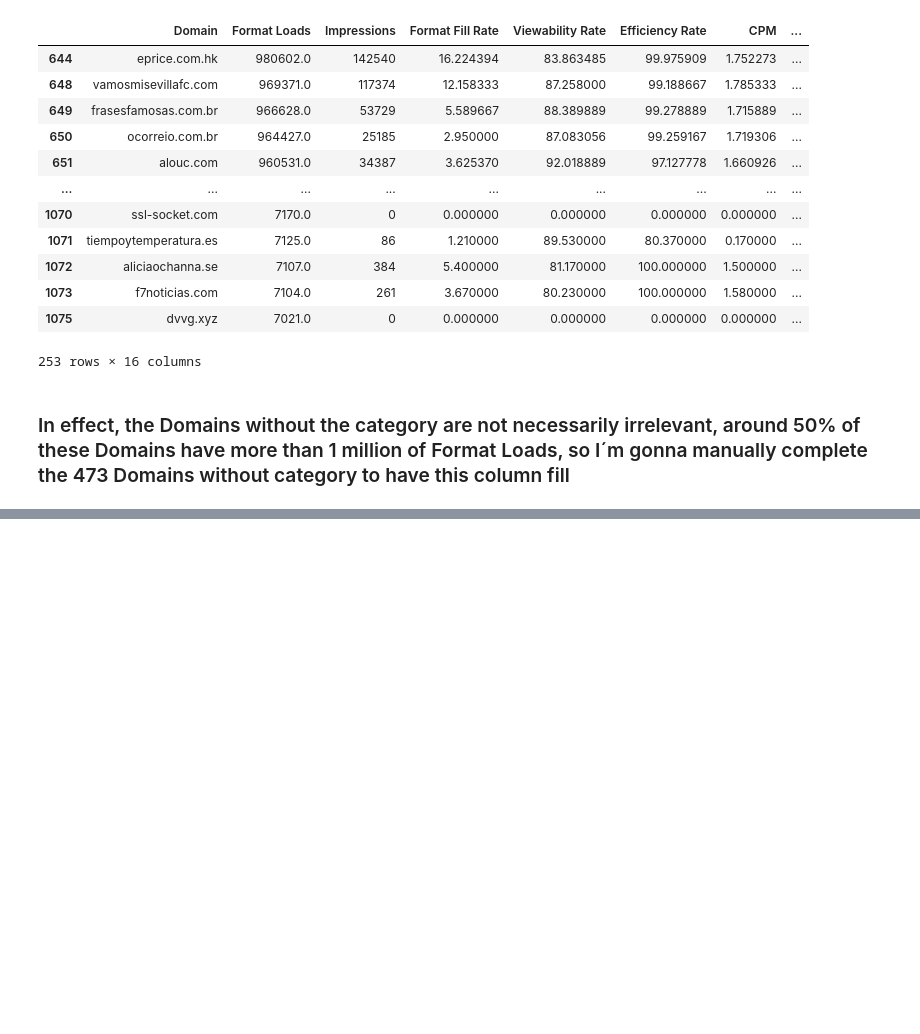
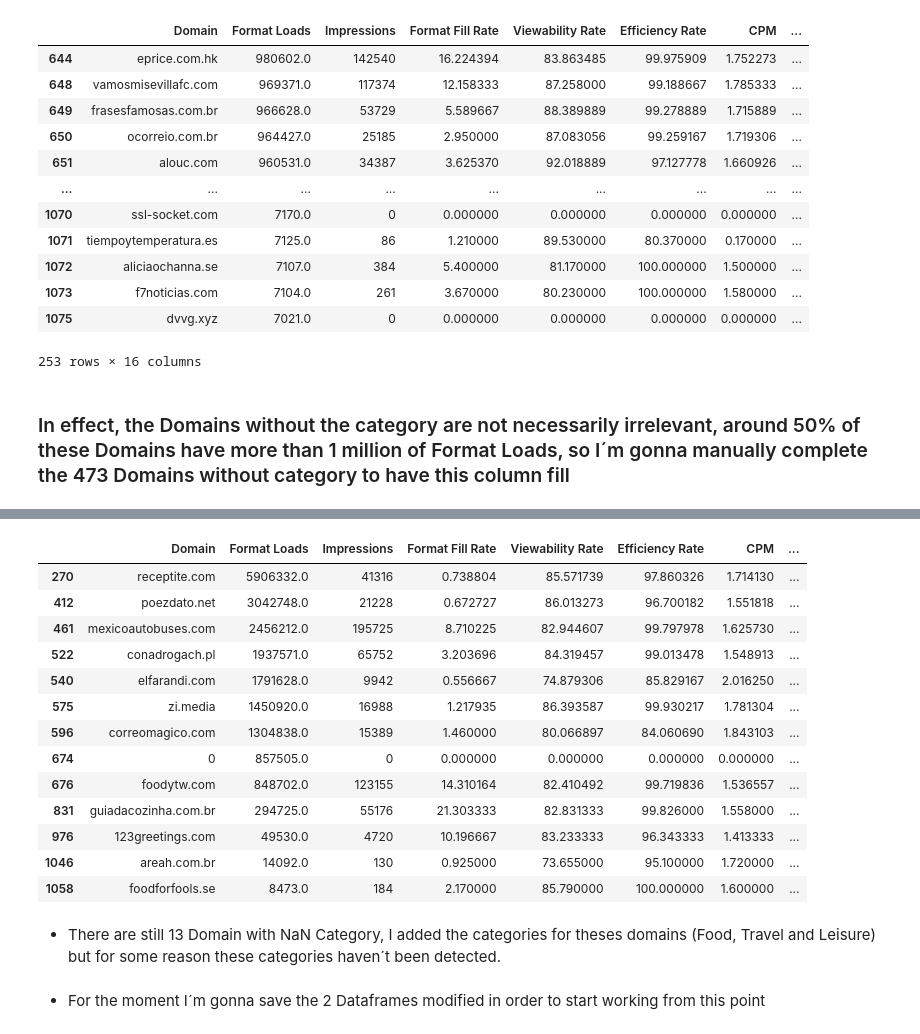
Before and after one commit to rfisla/FINAL-PROJECT-OF-KSCHOOL-MASTER, a Jupyter notebook: Initial Data Interpretation.ipynb, the cells around one changed output, grey strips where cells are left out. Drawn from its saved outputs; the diff is of its cells as text; code cells hidden in the pictures; blank space fills up the shorter version.

```diff
--- a/Initial Data Interpretation.ipynb
+++ b/Initial Data Interpretation.ipynb
@@ -425,2 +446,5 @@ groupby_domains_NANs[groupby_domains_NANs['Format Loads']<1000000]
 # %% [markdown]
 ### In effect, the Domains without the category are not necessarily irrelevant, around 50% of these Domains have more than 1 million of Format Loads, so I´m gonna manually complete the 473 Domains without category to have this column fill
+# %%
+groupby_domains_NANs_corrected = pd.read_csv('groupby_domains_NANs_corrected.csv')
+groupby_domains_NANs_corrected.head()
@@ -426,0 +458,4 @@ groupby_domains_NANs[groupby_domains_NANs['Format Loads']<1000000]
+# %%
+groupby_domains_NANs_corrected = groupby_domains_NANs_corrected.merge(categories_importance, on='Category')
+groupby_domains_NANs_corrected = groupby_domains_NANs_corrected[['Domain','Category','Category importance']]
+groupby_domains_NANs_corrected.head(5)
@@ -426,0 +471,3 @@ groupby_domains_NANs[groupby_domains_NANs['Format Loads']<1000000]
+# %%
+categories_by_importance_complete = domains_categories_importance.merge(groupby_domains_NANs_corrected, how = 'outer')
+categories_by_importance_complete.shape
@@ -426,0 +507,4 @@ groupby_domains_NANs[groupby_domains_NANs['Format Loads']<1000000]
+# %%
+groupby_domains = groupby_domains.merge(categories_by_importance_complete, on='Domain', how ='left')
+display(groupby_domains.head(5))
+groupby_domains.isnull().sum()
@@ -426,0 +535,21 @@ groupby_domains_NANs[groupby_domains_NANs['Format Loads']<1000000]
+# %%
+groupby_domains[groupby_domains['Category'].isnull()]
+# %% [output]
+|  | Domain | Format Loads | Impressions | Format Fill Rate | Viewability Rate | Efficiency Rate | CPM | ... |
+| 270 | receptite.com | 5906332.0 | 41316 | 0.738804 | 85.571739 | 97.860326 | 1.714130 | ... |
+| 412 | poezdato.net | 3042748.0 | 21228 | 0.672727 | 86.013273 | 96.700182 | 1.551818 | ... |
+| 461 | mexicoautobuses.com | 2456212.0 | 195725 | 8.710225 | 82.944607 | 99.797978 | 1.625730 | ... |
+| 522 | conadrogach.pl | 1937571.0 | 65752 | 3.203696 | 84.319457 | 99.013478 | 1.548913 | ... |
+| 540 | elfarandi.com | 1791628.0 | 9942 | 0.556667 | 74.879306 | 85.829167 | 2.016250 | ... |
+| 575 | zi.media | 1450920.0 | 16988 | 1.217935 | 86.393587 | 99.930217 | 1.781304 | ... |
+| 596 | correomagico.com | 1304838.0 | 15389 | 1.460000 | 80.066897 | 84.060690 | 1.843103 | ... |
+| 674 | 0 | 857505.0 | 0 | 0.000000 | 0.000000 | 0.000000 | 0.000000 | ... |
+| 676 | foodytw.com | 848702.0 | 123155 | 14.310164 | 82.410492 | 99.719836 | 1.536557 | ... |
+| 831 | guiadacozinha.com.br | 294725.0 | 55176 | 21.303333 | 82.831333 | 99.826000 | 1.558000 | ... |
+| 976 | 123greetings.com | 49530.0 | 4720 | 10.196667 | 83.233333 | 96.343333 | 1.413333 | ... |
+| 1046 | areah.com.br | 14092.0 | 130 | 0.925000 | 73.655000 | 95.100000 | 1.720000 | ... |
+| 1058 | foodforfools.se | 8473.0 | 184 | 2.170000 | 85.790000 | 100.000000 | 1.600000 | ... |
+# %% [markdown]
+- There are still 13 Domain with NaN Category, I added the categories for theses domains (Food, Travel and Leisure) but for some reason these categories haven´t been detected.
+# %% [markdown]
+- For the moment I´m gonna save the 2 Dataframes modified in order to start working from this point
```
Also changed, not shown: parts of 24 cells of this notebook.
